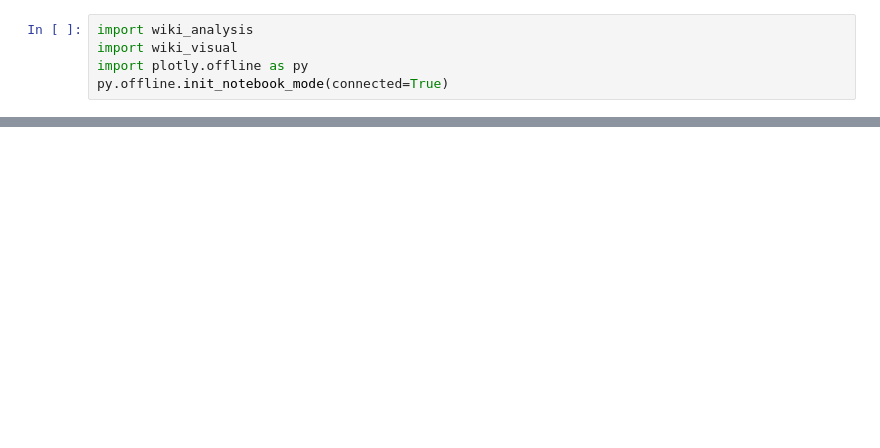
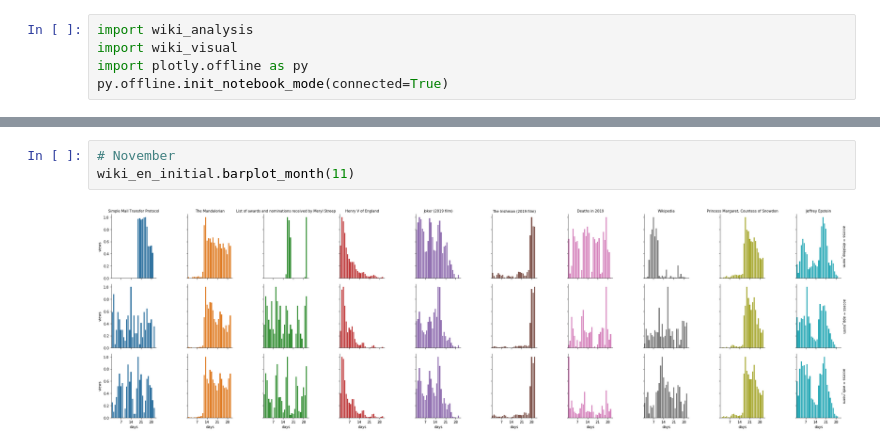
Before and after one commit to gra-vel/wiki-2019, a Jupyter notebook: Untitled.ipynb, the cells around one changed output, grey strips where cells are left out. Drawn from its saved outputs; the diff is of its cells as text; blank space fills up the shorter version.

```diff
--- a/Untitled.ipynb
+++ b/Untitled.ipynb
@@ -14,0 +87,5 @@ wiki_en.barplot_month(10)
+# %%
+# November
+wiki_en_initial.barplot_month(11)
+# %% [output]
+[figure, added]
```
Also changed, not shown: parts of 33 cells of this notebook, 3 other files.
